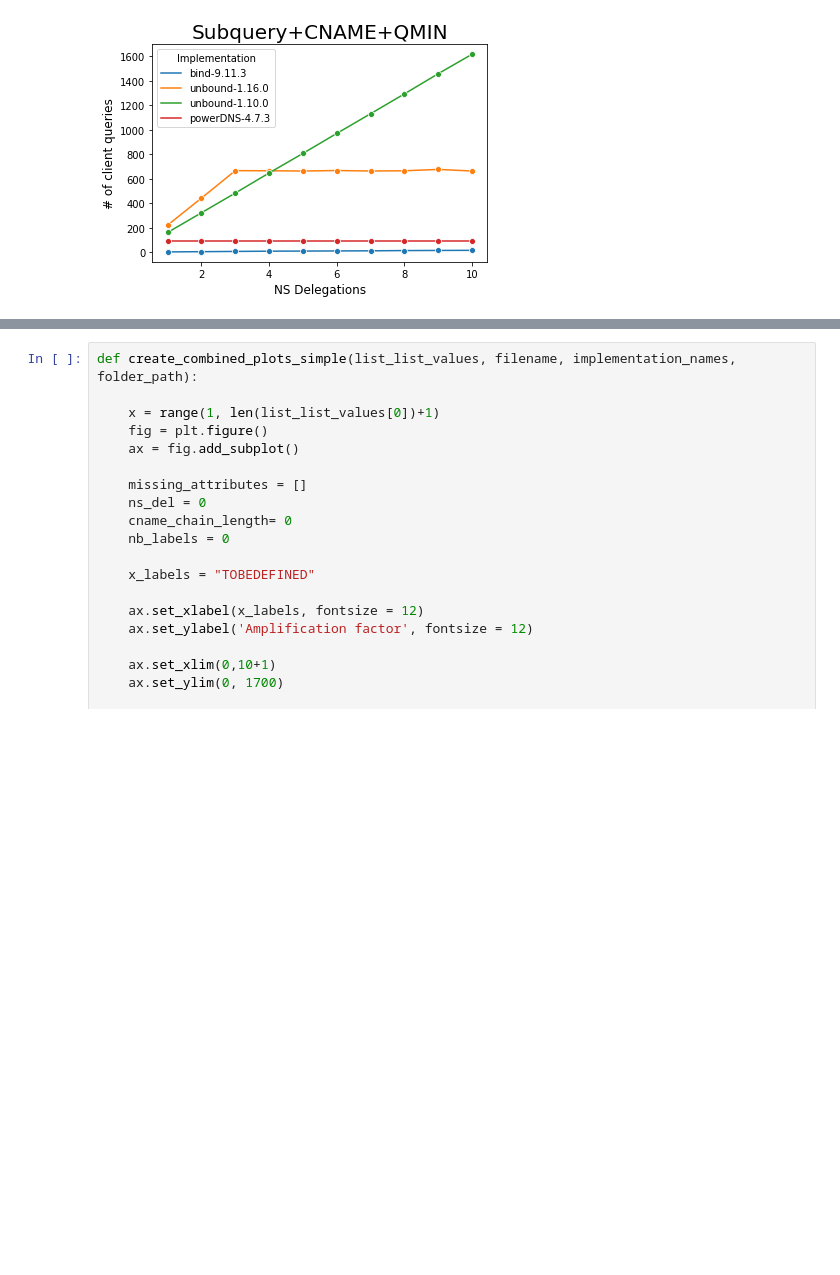
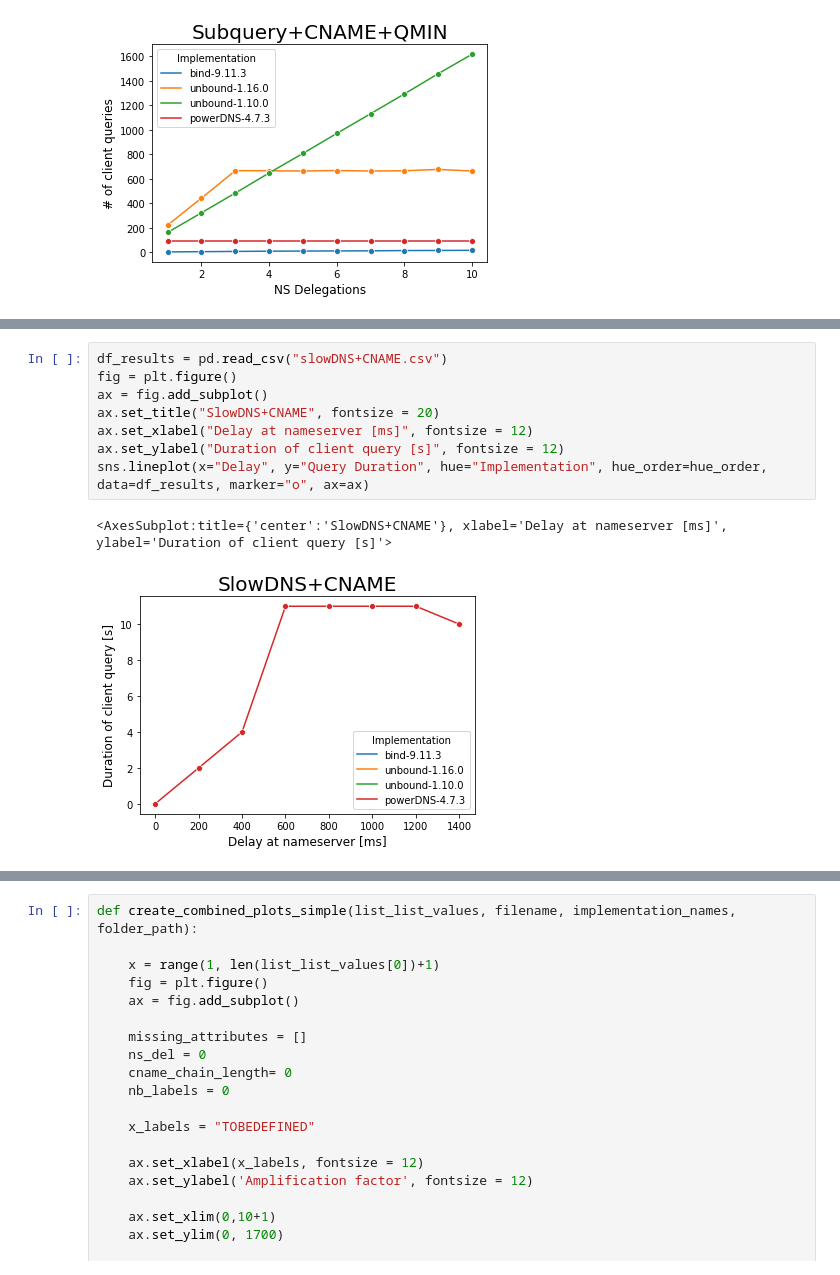
Before and after one commit to jaymoneyjay/dns-testbed, a Jupyter notebook: results/plotter.ipynb, the cells around one changed output, grey strips where cells are left out. Saved outputs shown, nothing was run; the diff lists cells and outputs as text; blank space fills up the shorter version.

```diff
--- a/results/plotter.ipynb
+++ b/results/plotter.ipynb
@@ -39,0 +62,11 @@ sns.lineplot(x="NS Delegations", y="Amplification", hue="Implementation", hue_or
+# %%
+df_results = pd.read_csv("slowDNS+CNAME.csv")
+fig = plt.figure()
+ax = fig.add_subplot()
+ax.set_title("SlowDNS+CNAME", fontsize = 20)
+ax.set_xlabel("Delay at nameserver [ms]", fontsize = 12)
+ax.set_ylabel("Duration of client query [s]", fontsize = 12)
+sns.lineplot(x="Delay", y="Query Duration", hue="Implementation", hue_order=hue_order, data=df_results, marker="o", ax=ax)
+# %% [output]
+<AxesSubplot:title={'center':'SlowDNS+CNAME'}, xlabel='Delay at nameserver [ms]', ylabel='Duration of client query [s]'>
+[figure, added]
```
Also changed, not shown: parts of 3 cells of this notebook, 14 other files.
